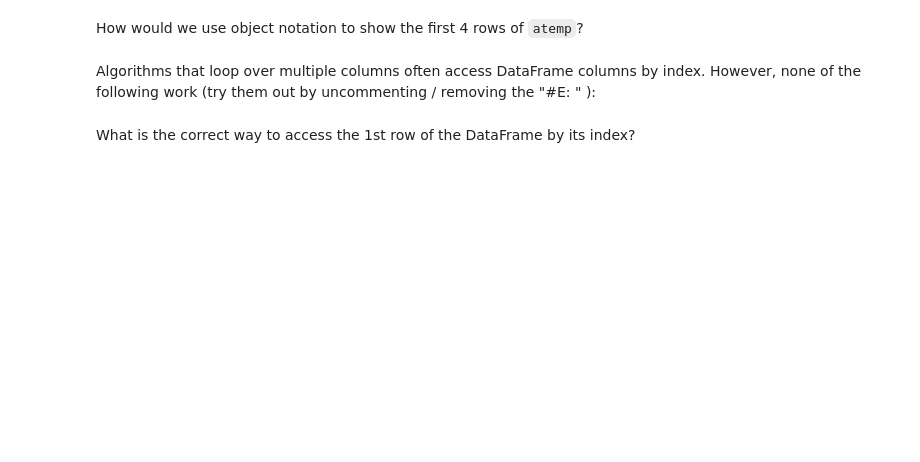
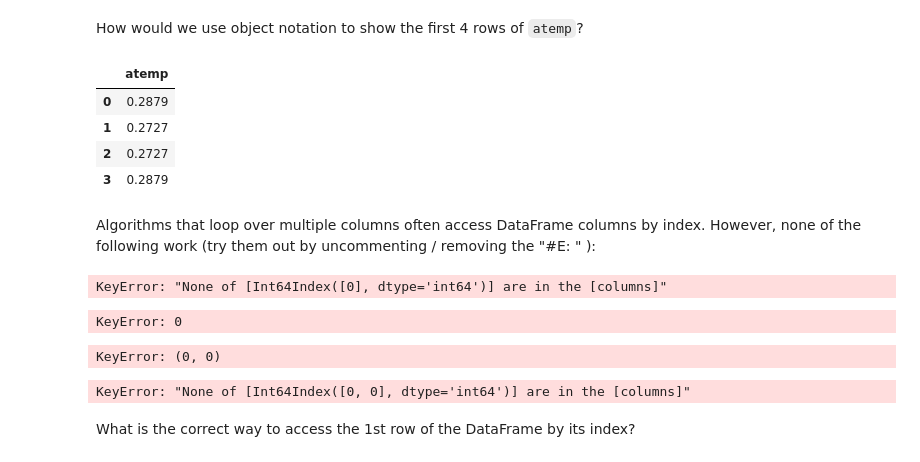
Before and after one commit to Jescolbourne/IOD, a Jupyter notebook: Module2/Lab2/IOD_Lab 2.1.1.ipynb, the cells around one changed output. Saved outputs shown, nothing was run; the diff lists cells and outputs as text; code cells hidden in the pictures; blank space fills up the shorter version.

```diff
--- a/Module2/Lab2/IOD_Lab 2.1.1.ipynb
+++ b/Module2/Lab2/IOD_Lab 2.1.1.ipynb
@@ -182,13 +309,34 @@ Do `bikes['season']` and `bikes[['season']]` give the same object? Demonstrate:
 How would we use object notation to show the first 4 rows of `atemp`?
 # %%
 #ANSWER
+bikes[['atemp']].head(4)
+# %% [output]
+|  | atemp |
+| 0 | 0.2879 |
+| 1 | 0.2727 |
+| 2 | 0.2727 |
+| 3 | 0.2879 |
 # %% [markdown]
 Algorithms that loop over multiple columns often access DataFrame columns by index. However, none of the following work (try them out by uncommenting / removing the "#E: " ):
 # %%
-bikes[[0]]
+print(bikes[[0]])
 #E: bikes[0]
 #E: bikes[0,0]
 #E: bikes[[0,0]]
+# %% [output]
+KeyError: "None of [Int64Index([0], dtype='int64')] are in the [columns]"
+# %%
+bikes[0]
+# %% [output]
+KeyError: 0
+# %%
+bikes[0,0]
+# %% [output]
+KeyError: (0, 0)
+# %%
+bikes[[0,0]]
+# %% [output]
+KeyError: "None of [Int64Index([0, 0], dtype='int64')] are in the [columns]"
 # %% [markdown]
 What is the correct way to access the 1st row of the DataFrame by its index?
 # %%
```
Also changed, not shown: parts of 21 cells of this notebook, 2 other files.
